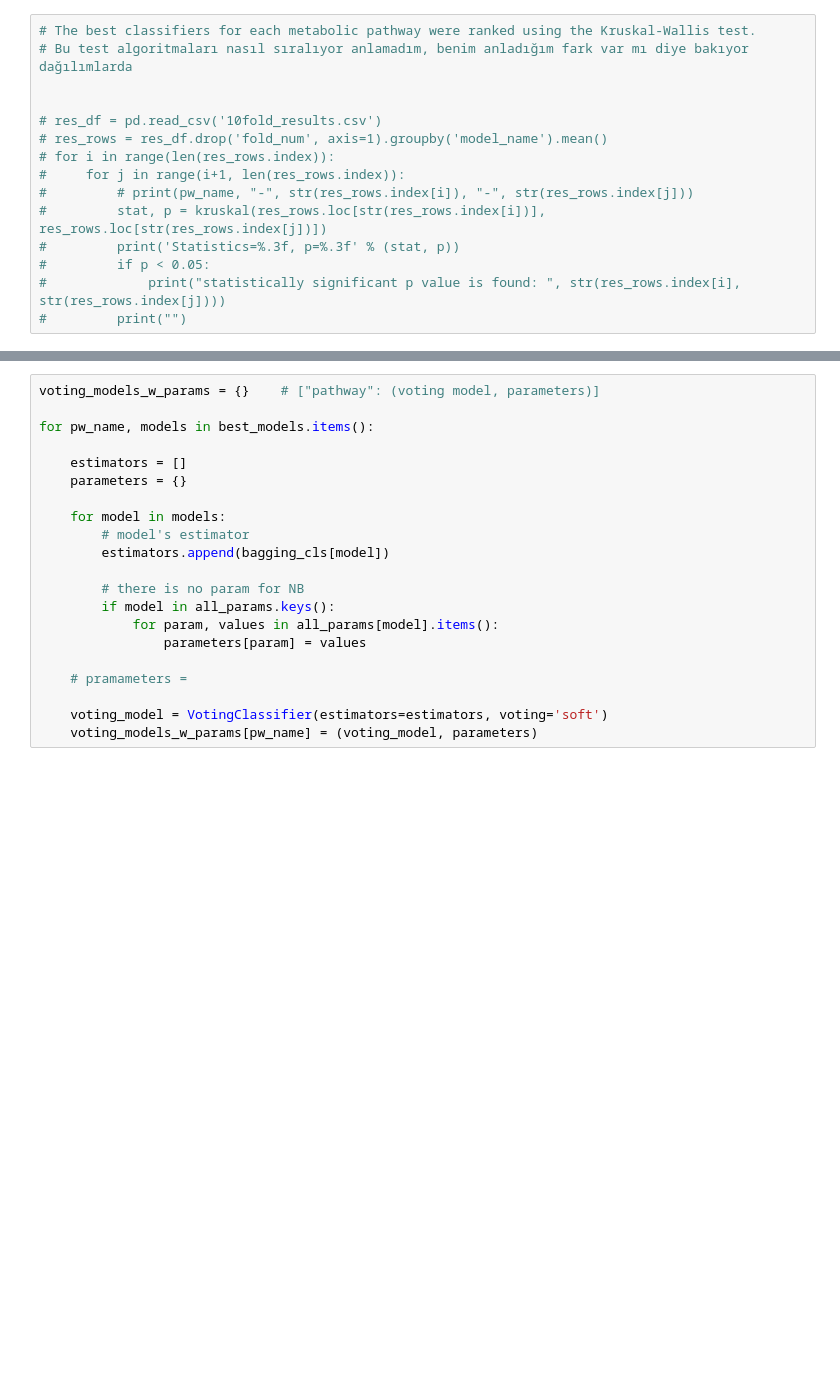
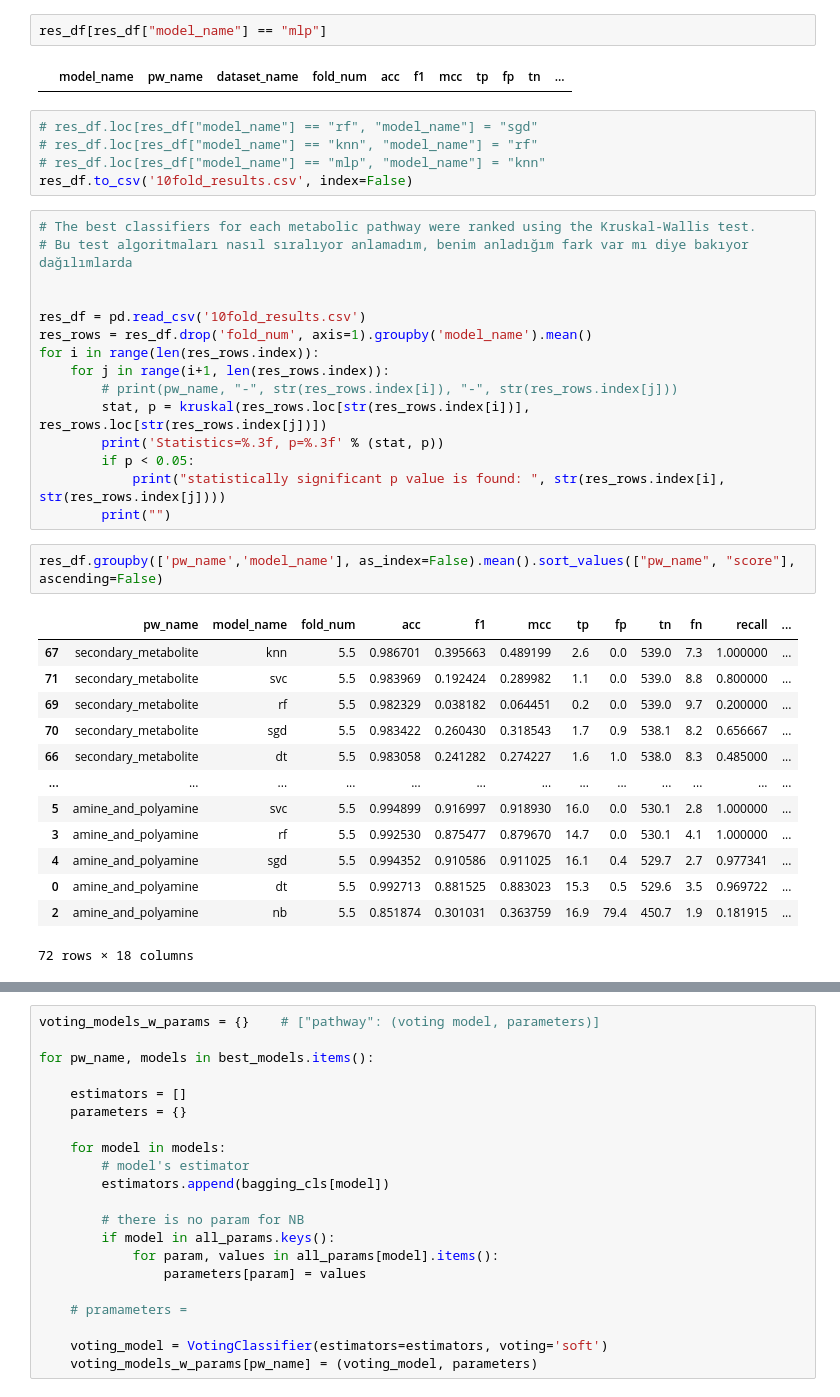
Before and after one commit to fatihkykc/MLinBIOINF, a Jupyter notebook: MLBIONF/Modelling.ipynb, the cells around one changed output, grey strips where cells are left out. Saved outputs shown, nothing was run; the diff lists cells and outputs as text; blank space fills up the shorter version.

```diff
--- a/MLBIONF/Modelling.ipynb
+++ b/MLBIONF/Modelling.ipynb
@@ -162,18 +173,43 @@
+# %%
+res_df[res_df["model_name"] == "mlp"]
+# %% [output]
+|  | model_name | pw_name | dataset_name | fold_num | acc | f1 | mcc | tp | fp | tn | ... |
+# %%
+# res_df.loc[res_df["model_name"] == "rf", "model_name"] = "sgd"
+# res_df.loc[res_df["model_name"] == "knn", "model_name"] = "rf"
+# res_df.loc[res_df["model_name"] == "mlp", "model_name"] = "knn"
+res_df.to_csv('10fold_results.csv', index=False)
 # %%
 # The best classifiers for each metabolic pathway were ranked using the Kruskal-Wallis test.
 # Bu test algoritmaları nasıl sıralıyor anlamadım, benim anladığım fark var mı diye bakıyor dağılımlarda
 
 
-# res_df = pd.read_csv('10fold_results.csv')
-# res_rows = res_df.drop('fold_num', axis=1).groupby('model_name').mean()
-# for i in range(len(res_rows.index)):
-#     for j in range(i+1, len(res_rows.index)):
-#         # print(pw_name, "-", str(res_rows.index[i]), "-", str(res_rows.index[j]))
-#         stat, p = kruskal(res_rows.loc[str(res_rows.index[i])], res_rows.loc[str(res_rows.index[j])])
-#         print('Statistics=%.3f, p=%.3f' % (stat, p))
-#         if p < 0.05:
-#             print("statistically significant p value is found: ", str(res_rows.index[i], str(res_rows.index[j])))
-#         print("")
+res_df = pd.read_csv('10fold_results.csv')
+res_rows = res_df.drop('fold_num', axis=1).groupby('model_name').mean()
+for i in range(len(res_rows.index)):
+    for j in range(i+1, len(res_rows.index)):
+        # print(pw_name, "-", str(res_rows.index[i]), "-", str(res_rows.index[j]))
+        stat, p = kruskal(res_rows.loc[str(res_rows.index[i])], res_rows.loc[str(res_rows.index[j])])
+        print('Statistics=%.3f, p=%.3f' % (stat, p))
+        if p < 0.05:
+            print("statistically significant p value is found: ", str(res_rows.index[i], str(res_rows.index[j])))
+        print("")
+# %%
+res_df.groupby(['pw_name','model_name'], as_index=False).mean().sort_values(["pw_name", "score"], ascending=False)
+# %% [output]
+|  | pw_name | model_name | fold_num | acc | f1 | mcc | tp | fp | tn | fn | recall | ... |
+| 67 | secondary_metabolite | knn | 5.5 | 0.986701 | 0.395663 | 0.489199 | 2.6 | 0.0 | 539.0 | 7.3 | 1.000000 | ... |
+| 71 | secondary_metabolite | svc | 5.5 | 0.983969 | 0.192424 | 0.289982 | 1.1 | 0.0 | 539.0 | 8.8 | 0.800000 | ... |
+| 69 | secondary_metabolite | rf | 5.5 | 0.982329 | 0.038182 | 0.064451 | 0.2 | 0.0 | 539.0 | 9.7 | 0.200000 | ... |
+| 70 | secondary_metabolite | sgd | 5.5 | 0.983422 | 0.260430 | 0.318543 | 1.7 | 0.9 | 538.1 | 8.2 | 0.656667 | ... |
+| 66 | secondary_metabolite | dt | 5.5 | 0.983058 | 0.241282 | 0.274227 | 1.6 | 1.0 | 538.0 | 8.3 | 0.485000 | ... |
+| ... | ... | ... | ... | ... | ... | ... | ... | ... | ... | ... | ... | ... |
+| 5 | amine_and_polyamine | svc | 5.5 | 0.994899 | 0.916997 | 0.918930 | 16.0 | 0.0 | 530.1 | 2.8 | 1.000000 | ... |
+| 3 | amine_and_polyamine | rf | 5.5 | 0.992530 | 0.875477 | 0.879670 | 14.7 | 0.0 | 530.1 | 4.1 | 1.000000 | ... |
+| 4 | amine_and_polyamine | sgd | 5.5 | 0.994352 | 0.910586 | 0.911025 | 16.1 | 0.4 | 529.7 | 2.7 | 0.977341 | ... |
+| 0 | amine_and_polyamine | dt | 5.5 | 0.992713 | 0.881525 | 0.883023 | 15.3 | 0.5 | 529.6 | 3.5 | 0.969722 | ... |
+| 2 | amine_and_polyamine | nb | 5.5 | 0.851874 | 0.301031 | 0.363759 | 16.9 | 79.4 | 450.7 | 1.9 | 0.181915 | ... |
+72 rows × 18 columns
 # %%
 # The best classifiers were pre-selected, seeking a low FP & high F-measure and CCI
 
```
Also changed, not shown: parts of 26 cells of this notebook, 1 other file.
